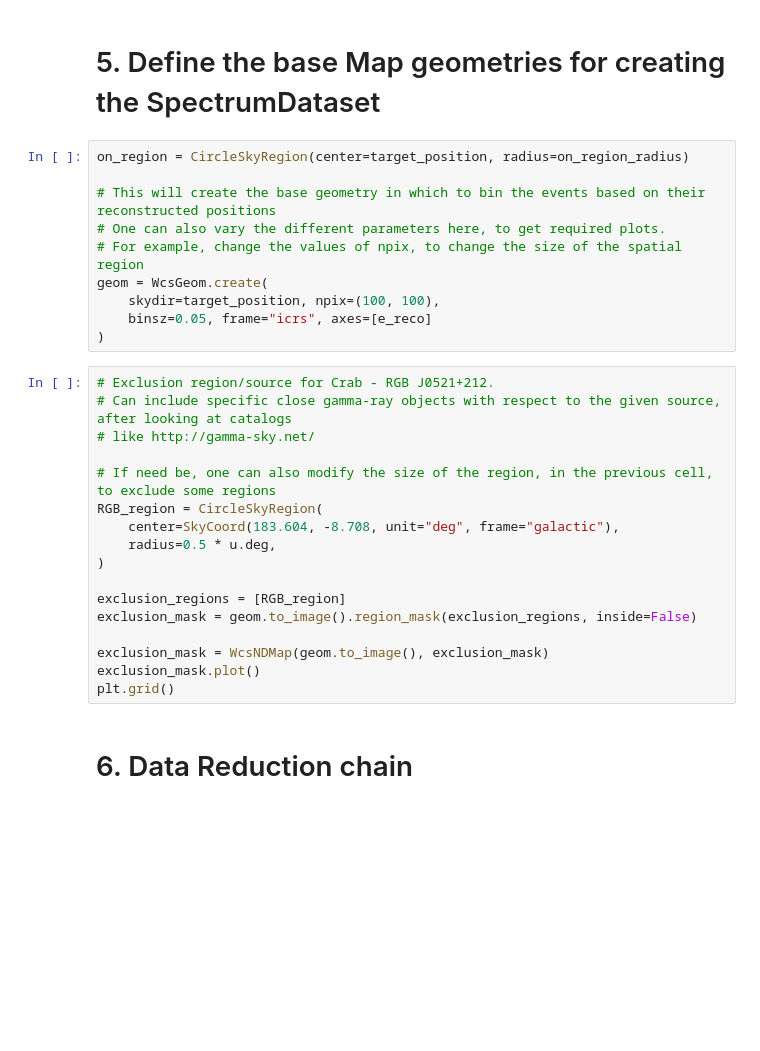
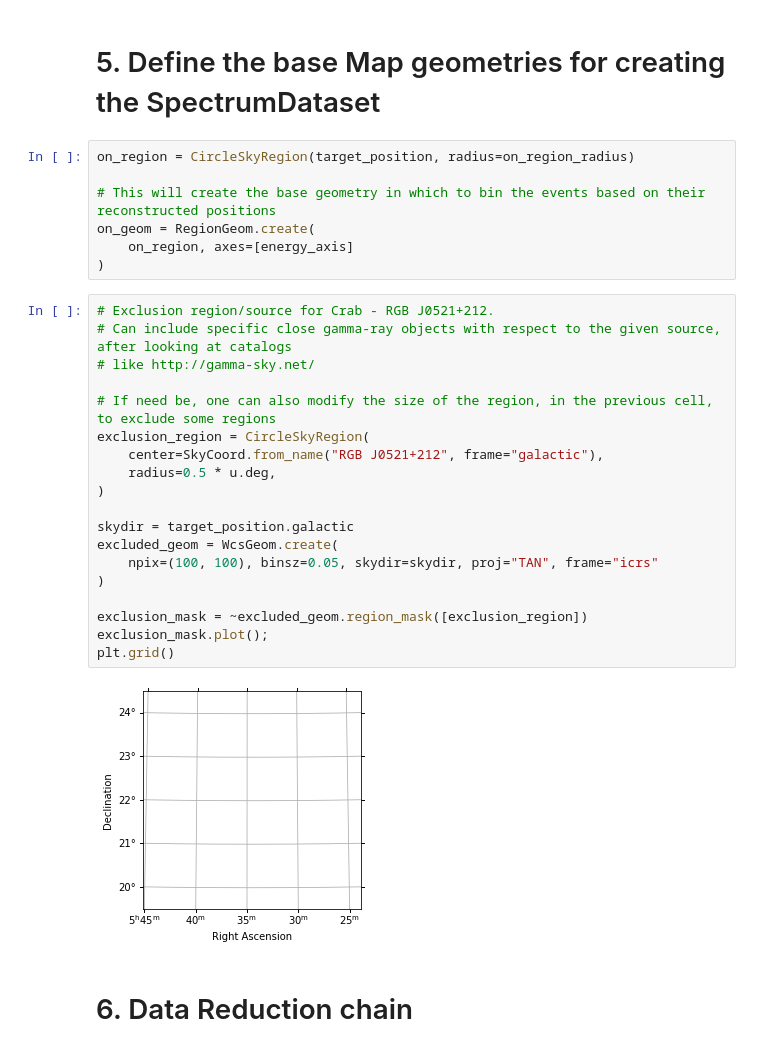
Before and after one commit to cta-observatory/2022_01_lstchain_school, a Jupyter notebook: Higher_analysis/DL3_files_to_SpectrumDataset_in_ogip_format.ipynb, the cells around one changed output. Saved outputs shown, nothing was run; the diff lists cells and outputs as text; blank space fills up the shorter version.

```diff
--- a/Higher_analysis/DL3_files_to_SpectrumDataset_in_ogip_format.ipynb
+++ b/Higher_analysis/DL3_files_to_SpectrumDataset_in_ogip_format.ipynb
@@ -163,32 +254,33 @@ e_reco = MapAxis.from_edges(
 # %% [markdown]
 # 5. Define the base Map geometries for creating the SpectrumDataset
 # %%
-on_region = CircleSkyRegion(center=target_position, radius=on_region_radius)
+on_region = CircleSkyRegion(target_position, radius=on_region_radius)
 
 # This will create the base geometry in which to bin the events based on their reconstructed positions
-# One can also vary the different parameters here, to get required plots.
-# For example, change the values of npix, to change the size of the spatial region
-geom = WcsGeom.create(
-    skydir=target_position, npix=(100, 100),
-    binsz=0.05, frame="icrs", axes=[e_reco]
+on_geom = RegionGeom.create(
+    on_region, axes=[energy_axis]
 )
 # %%
 # Exclusion region/source for Crab - RGB J0521+212.
 # Can include specific close gamma-ray objects with respect to the given source, after looking at catalogs
 # like http://gamma-sky.net/
 
 # If need be, one can also modify the size of the region, in the previous cell, to exclude some regions
-RGB_region = CircleSkyRegion(
-    center=SkyCoord(183.604, -8.708, unit="deg", frame="galactic"),
+exclusion_region = CircleSkyRegion(
+    center=SkyCoord.from_name("RGB J0521+212", frame="galactic"),
     radius=0.5 * u.deg,
 )
 
-exclusion_regions = [RGB_region]
-exclusion_mask = geom.to_image().region_mask(exclusion_regions, inside=False)
+skydir = target_position.galactic
+excluded_geom = WcsGeom.create(
+    npix=(100, 100), binsz=0.05, skydir=skydir, proj="TAN", frame="icrs"
+)
 
-exclusion_mask = WcsNDMap(geom.to_image(), exclusion_mask)
-exclusion_mask.plot()
+exclusion_mask = ~excluded_geom.region_mask([exclusion_region])
+exclusion_mask.plot();
 plt.grid()
+# %% [output]
+[figure, added]
 # %% [markdown]
 # 6. Data Reduction chain
 # %%
```
Also changed, not shown: parts of 28 cells of this notebook, 3 other files.
